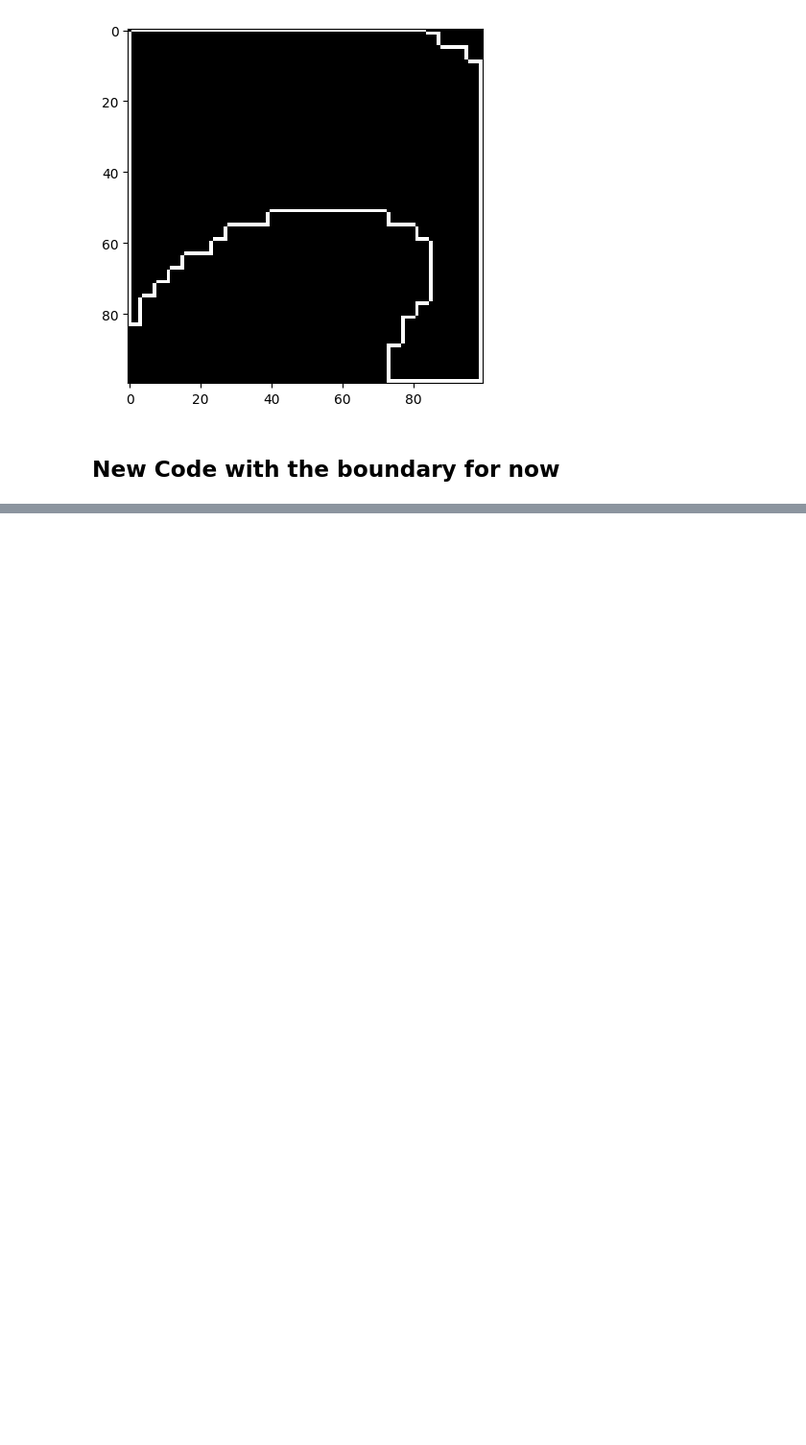
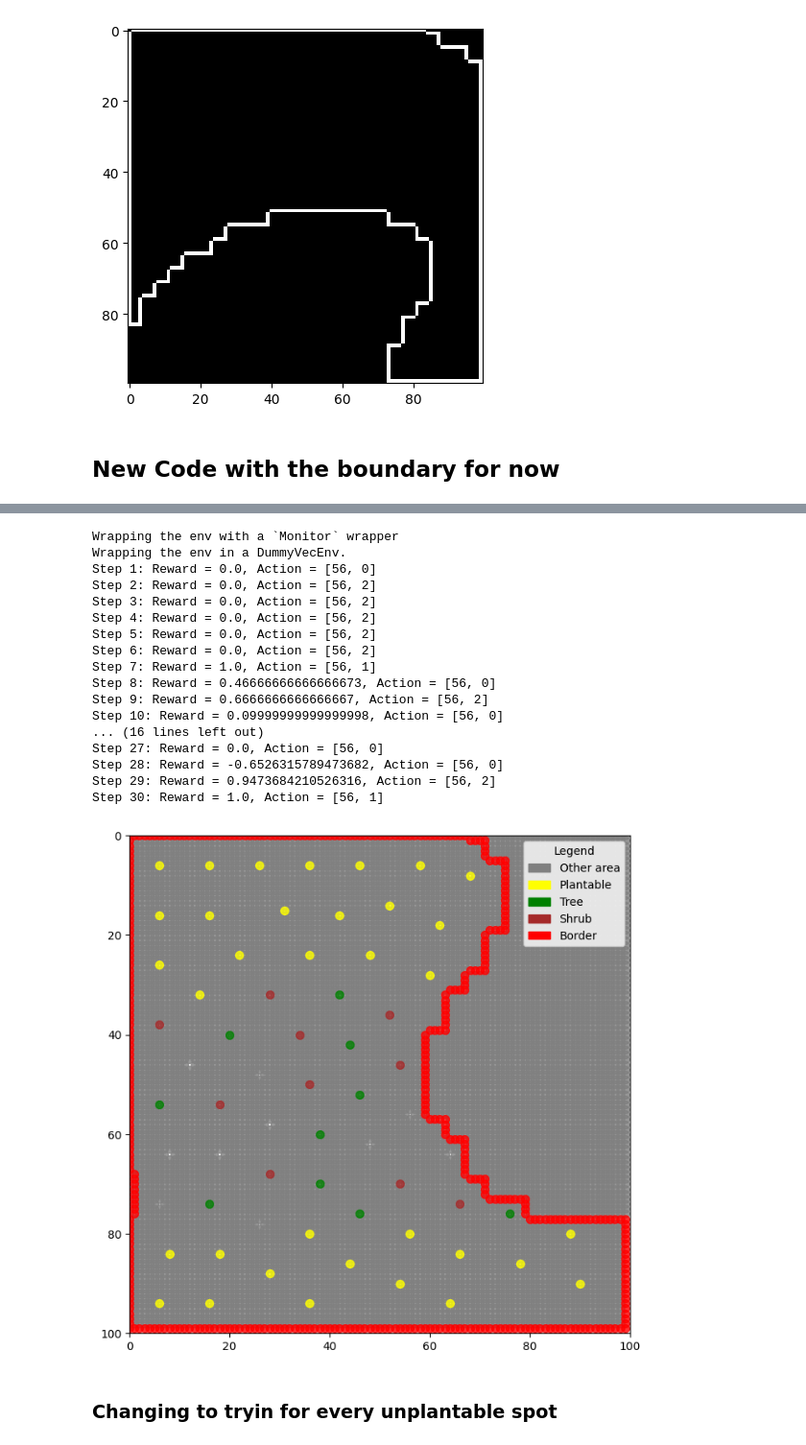
Before and after one commit to Jaywhisker/HDB_Planters, a Jupyter notebook: hdb-spatial-placement/notebooks/19OctPlant.ipynb, the cells around one changed output, grey strips where cells are left out. Shown at 96% size. Drawn from its saved outputs; the diff is of its cells as text; code cells hidden in the pictures; blank space fills up the shorter version.

```diff
--- a/hdb-spatial-placement/notebooks/19OctPlant.ipynb
+++ b/hdb-spatial-placement/notebooks/19OctPlant.ipynb
@@ -606,0 +3010,76 @@ plt.imshow(test.boundary) #grid
+# %%
+def generate_new_placement(env, model, num_steps=30):
+    """
+    Generate a new grid and use the model to place trees and shrubs.
+
+    Args:
+        env: The customSpatialEnv environment instance.
+        model: The trained PPO model.
+        num_steps: Number of steps to simulate planting.
+
+    Returns:
+        None, but visualizes the grid at the end of the process.
+    """
+    # Reset the environment to generate a new grid
+    obs, _ = env.reset()  # Adjust to get the observation without the info
+
+    # Simulate the planting process using the trained model
+    for step in range(num_steps):
+        # Use the model to predict the planting action
+        percentage_action, _states = model.predict(obs, deterministic=True)
+
+        # Randomly select the plant type for each step
+        plant_type_action = random.choice([0, 1, 2])  # 0: Tree, 1: Shrub, 2: No plant
+
+        # Combine the two actions into a single action
+        combined_action = [percentage_action[0], plant_type_action]
+
+        # Perform the planting action in the environment
+        obs, reward, terminated, truncated, info = env.step(combined_action)
+
+        # Print step details
+        print(f"Step {step + 1}: Reward = {reward}, Action = {combined_action}")
+
+        # If it's the last step, visualize the final grid
+        if step == num_steps - 1:
+            visualize_grid_with_circles(obs['grid'], obs['horizontal_distance'], obs['vertical_distance'], step)
+
+        # Terminate if the environment signals termination or truncation
+        if terminated or truncated:
+            print(f"Episode finished after {step + 1} steps")
+            break
+
+# Main function
+def main():
+    # Instantiate the environment
+    env = customSpatialEnv(octave=1.5, grid_size=(100, 100))
+
+    # Load the saved model
+    model = PPO.load("ppo_planting_model", env=env)
+
+    # Generate a new placement using the saved model and environment
+    generate_new_placement(env, model, num_steps=30)
+
+if __name__ == "__main__":
+    main()
+# %% [output]
+Wrapping the env with a `Monitor` wrapper
+Wrapping the env in a DummyVecEnv.
+Step 1: Reward = 0.0, Action = [56, 0]
+Step 2: Reward = 0.0, Action = [56, 2]
+Step 3: Reward = 0.0, Action = [56, 2]
+Step 4: Reward = 0.0, Action = [56, 2]
+Step 5: Reward = 0.0, Action = [56, 2]
+Step 6: Reward = 0.0, Action = [56, 2]
+Step 7: Reward = 1.0, Action = [56, 1]
+Step 8: Reward = 0.46666666666666673, Action = [56, 0]
+Step 9: Reward = 0.6666666666666667, Action = [56, 2]
+Step 10: Reward = 0.09999999999999998, Action = [56, 0]
+... (16 lines left out)
+Step 27: Reward = 0.0, Action = [56, 0]
+Step 28: Reward = -0.6526315789473682, Action = [56, 0]
+Step 29: Reward = 0.9473684210526316, Action = [56, 2]
+Step 30: Reward = 1.0, Action = [56, 1]
+[figure, added]
+# %% [markdown]
+### Changing to tryin for every unplantable spot
```
Also changed, not shown: parts of 34 cells of this notebook, 1 other file.
